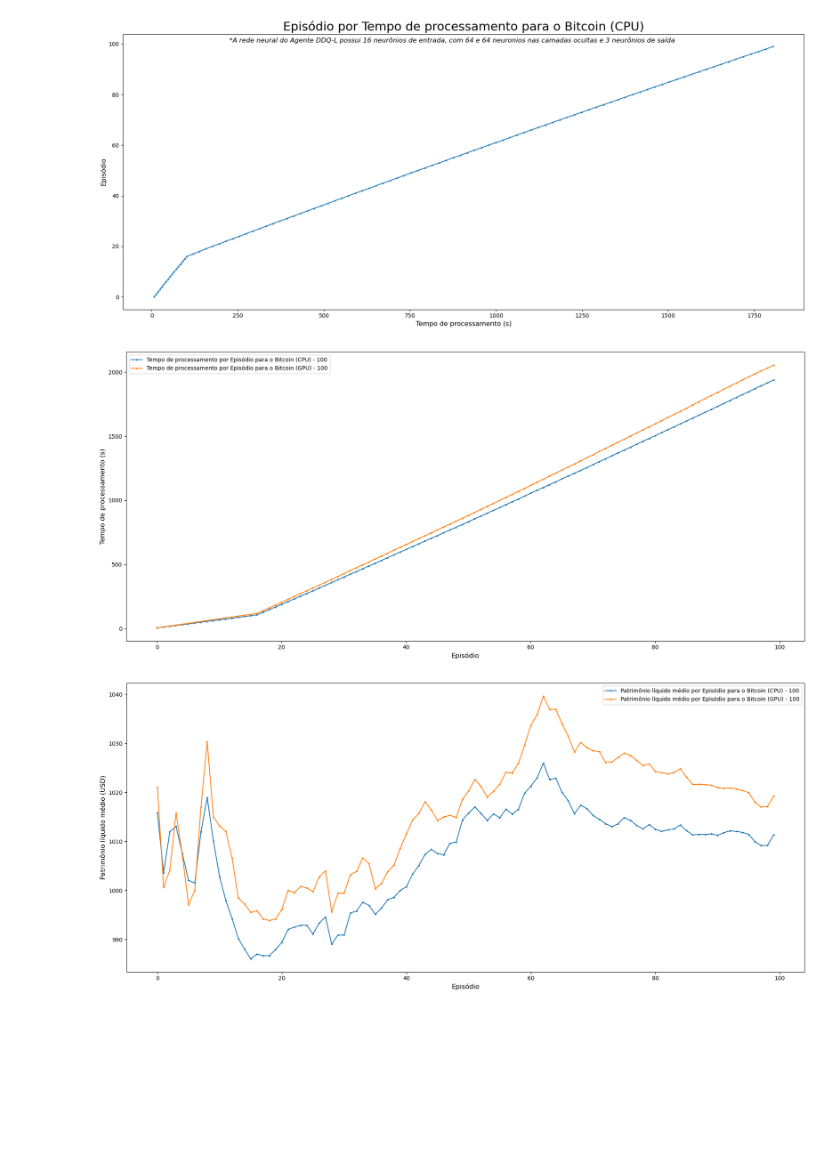
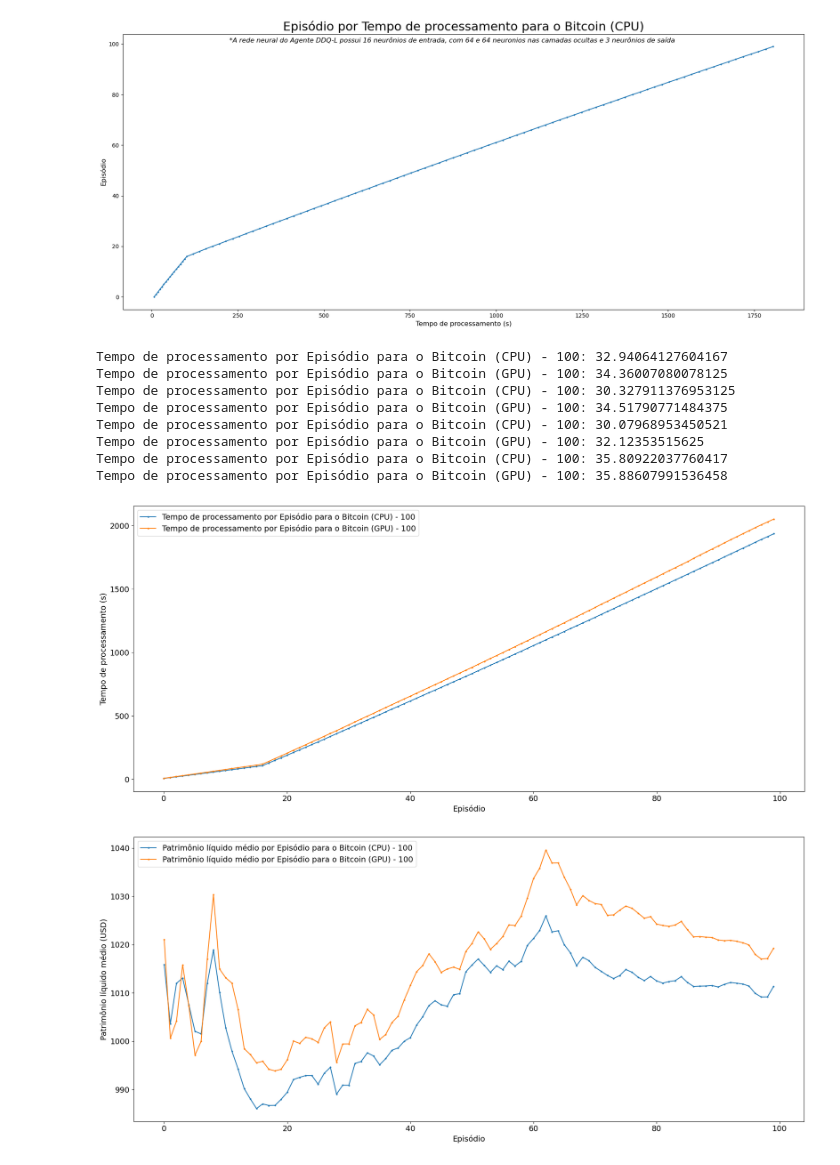
Before and after one commit to douglasnacl/master, a Jupyter notebook: build-table.ipynb, the cells around one changed output. Drawn from its saved outputs; the diff is of its cells as text; code cells hidden in the pictures; blank space fills up the shorter version.

```diff
--- a/build-table.ipynb
+++ b/build-table.ipynb
@@ -395,43 +396,53 @@ def plot_data_avg(directories_dict_list, axis, axis_label='', should_save_image=
         if directories_dict.get('processing_device') == 'CPU':
             df_cpu.append(df)
             label_cpu = f"{translate_fn(y_label, 'title')} por {translate_fn(x_label, 'title')} para o {'Bitcoin' if directories_dict.get('stock_name') == 'BTCUSD_1h' else 'Ethereum'} ({directories_dict.get('processing_device')})"
             label_cpu = get_file_name(label_cpu, "", len(df))
+            print(f"{label_cpu}: {df[y].iloc[-1]/60}")
         else:
             df_gpu.append(df)
             label_gpu = f"{translate_fn(y_label, 'title')} por {translate_fn(x_label, 'title')} para o {'Bitcoin' if directories_dict.get('stock_name') == 'BTCUSD_1h' else 'Ethereum'} ({directories_dict.get('processing_device')})"
             label_gpu = get_file_name(label_gpu, "", len(df))
-
+            print(f"{label_gpu}: {df[y].iloc[-1]/60}")
     # Average CPU
     df_avg_cpu = pd.concat(df_cpu).groupby(x).mean().reset_index()
     df_avg_gpu = pd.concat(df_gpu).groupby(x).mean().reset_index()
 
 
     # subtitle = directories_dict.get("network_architecture")
     ax.plot(df_avg_cpu[x], df_avg_cpu[y], marker='o', linestyle='-', markersize=2, label=label_cpu)
     ax.plot(df_avg_gpu[x], df_avg_gpu[y], marker='o', linestyle='-', markersize=2, label=label_gpu)
-    ax.set_xlabel(translate_fn(x_label, 'label'), fontsize=12)
-    ax.set_ylabel(translate_fn(y_label, 'label'), fontsize=12)
+    ax.set_xlabel(translate_fn(x_label, 'label'), fontsize=14)
+    ax.set_ylabel(translate_fn(y_label, 'label'), fontsize=14)
+    ax.tick_params(axis='both', which='major', labelsize=14)
 
     title = "Comparação de Gráficos"
     # ax.set_title(title, fontsize=22)
 
-    ax.legend(loc='best')
+    ax.legend(loc='best', fontsize=14)
     plt.tight_layout()
 
     if should_save_image:
         plt.savefig(f"./runs/images/{get_file_name(title, '', 0, type='image')}.png")
 
     plt.show()
 
 
 plot_data_avg(directories_dict, axis=('Step', 'time_to_process'), should_save_image=False)
 # %% [output]
+Tempo de processamento por Episódio para o Bitcoin (CPU) - 100: 32.94064127604167
+Tempo de processamento por Episódio para o Bitcoin (GPU) - 100: 34.36007080078125
+Tempo de processamento por Episódio para o Bitcoin (CPU) - 100: 30.327911376953125
+Tempo de processamento por Episódio para o Bitcoin (GPU) - 100: 34.51790771484375
+Tempo de processamento por Episódio para o Bitcoin (CPU) - 100: 30.07968953450521
+Tempo de processamento por Episódio para o Bitcoin (GPU) - 100: 32.12353515625
+Tempo de processamento por Episódio para o Bitcoin (CPU) - 100: 35.80922037760417
+Tempo de processamento por Episódio para o Bitcoin (GPU) - 100: 35.88607991536458
-[figure, old version]
+[figure, new version]
 # %%
 
 plot_data_avg(directories_dict, axis=('Step', 'average_net_worth'), should_save_image=False)
 # %% [output]
-[figure, old version]
+[figure, new version]
 # %%
 plot_data_agg(directories_dict, axis=('Step', 'average_net_worth'), should_save_image=False)
 # %% [output]
```
Also changed, not shown: parts of 2 cells of this notebook.
